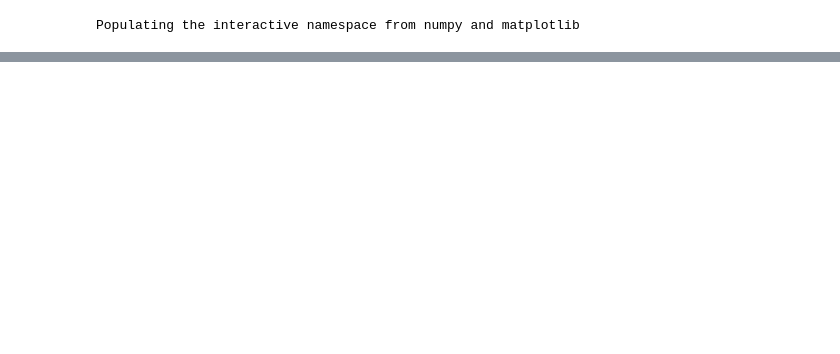
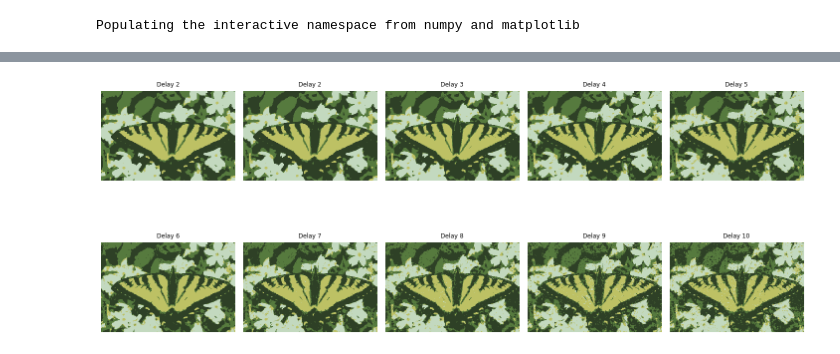
Before and after one commit to filipre/master-experiments, a Jupyter notebook: admm-segmentation/visualizations.ipynb, the cells around one changed output, grey strips where cells are left out. Drawn from its saved outputs; the diff is of its cells as text; code cells hidden in the pictures; blank space fills up the shorter version.

```diff
--- a/admm-segmentation/visualizations.ipynb
+++ b/admm-segmentation/visualizations.ipynb
@@ -96,0 +170,17 @@ plt.savefig(saveTo)
+# %%
+delays = [2, 3, 4, 5, 6, 7, 8, 9, 10]
+fig, ax = plt.subplots(2, 5, figsize=(20, 10))
+
+for row in [0, 1]:
+    for col in [0, 1, 2, 3, 4]:
+        delay = 5*row+col+1
+        if delay < 2:
+            delay = 2
+        img = mpimg.imread(pngAdmmImage(delay, "constant"))
+        ax[row, col].set_title(f"Delay {delay}")
+        ax[row, col].axis('off')
+        ax[row, col].imshow(img)
+fig.tight_layout()
+plt.savefig("/Users/rene/University/master/thesis/thesis/figures/thesis_admmsegmentation_simulation_images.pdf")
+# %% [output]
+[figure, added]
```
Also changed, not shown: parts of 7 cells of this notebook, 3 other files.
